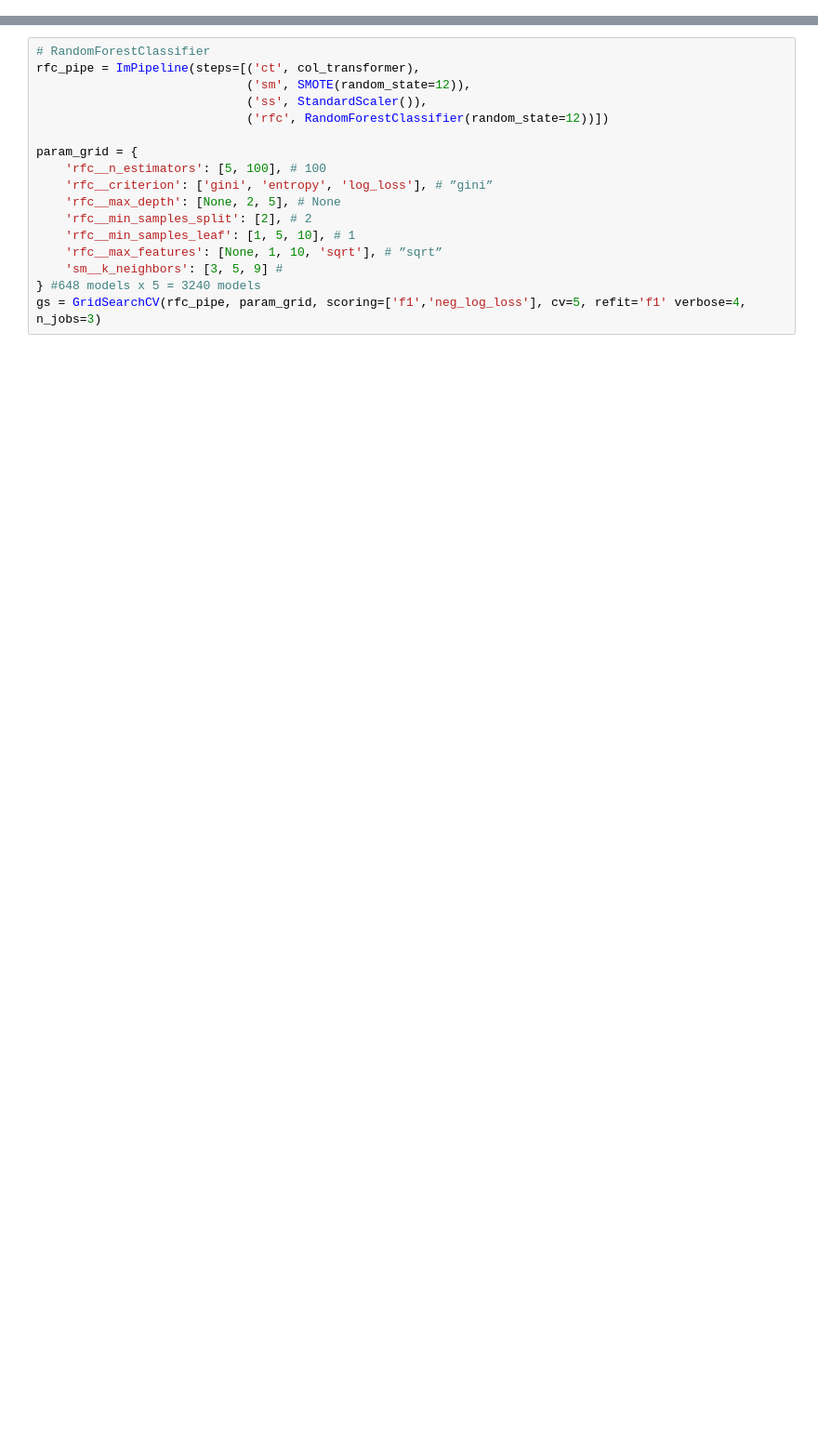
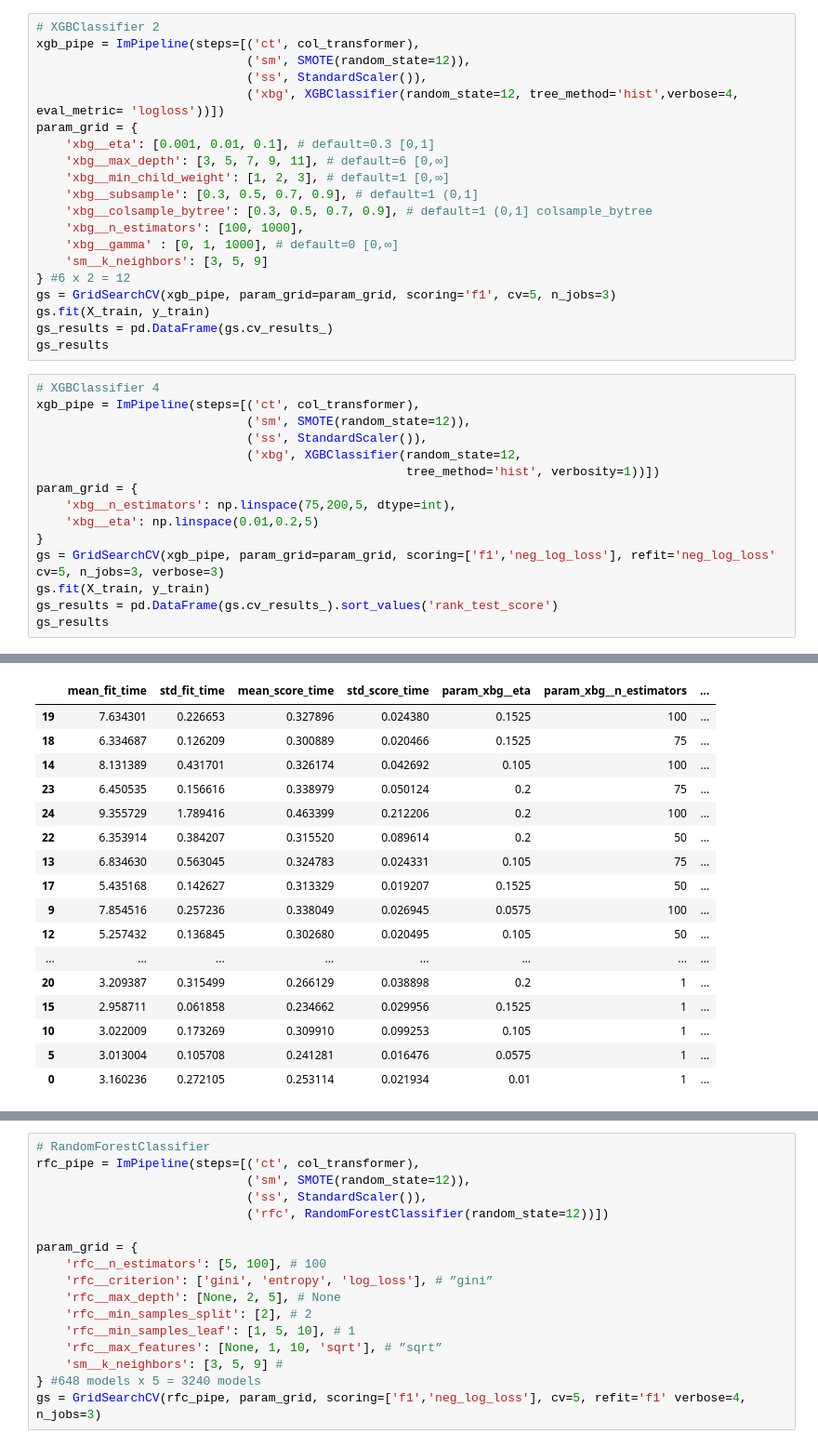
Before and after one commit to rlodetti/classification_project, a Jupyter notebook: 03 - Modeling & Evaluation.ipynb, the cells around one changed output, grey strips where cells are left out. Shown at 93% size. Cells and saved outputs as stored; diff of their text form; blank space fills up the shorter version.

```diff
--- a/03 - Modeling & Evaluation.ipynb
+++ b/03 - Modeling & Evaluation.ipynb
@@ -216,0 +297,36 @@ gs = GridSearchCV(xgb_pipe, param_grid, scoring=['f1','neg_log_loss'], cv=5, ref
+# %%
+# XGBClassifier 2
+xgb_pipe = ImPipeline(steps=[('ct', col_transformer),
+                             ('sm', SMOTE(random_state=12)),
+                             ('ss', StandardScaler()),
+                             ('xbg', XGBClassifier(random_state=12, tree_method='hist',verbose=4, eval_metric= 'logloss'))])
+param_grid = {
+    'xbg__eta': [0.001, 0.01, 0.1], # default=0.3 [0,1]
+    'xbg__max_depth': [3, 5, 7, 9, 11], # default=6 [0,∞]
+    'xbg__min_child_weight': [1, 2, 3], # default=1 [0,∞]
+    'xbg__subsample': [0.3, 0.5, 0.7, 0.9], # default=1 (0,1]
+    'xbg__colsample_bytree': [0.3, 0.5, 0.7, 0.9], # default=1 (0,1] colsample_bytree
+    'xbg__n_estimators': [100, 1000],
+    'xbg__gamma' : [0, 1, 1000], # default=0 [0,∞]
+    'sm__k_neighbors': [3, 5, 9]
+} #6 x 2 = 12
+gs = GridSearchCV(xgb_pipe, param_grid=param_grid, scoring='f1', cv=5, n_jobs=3)
+gs.fit(X_train, y_train)
+gs_results = pd.DataFrame(gs.cv_results_)
+gs_results
+# %%
+# XGBClassifier 4
+xgb_pipe = ImPipeline(steps=[('ct', col_transformer),
+                             ('sm', SMOTE(random_state=12)),
+                             ('ss', StandardScaler()),
+                             ('xbg', XGBClassifier(random_state=12,
+                                                   tree_method='hist', verbosity=1))])
+param_grid = {
+    'xbg__n_estimators': np.linspace(75,200,5, dtype=int),
+    'xbg__eta': np.linspace(0.01,0.2,5)
+}
+gs = GridSearchCV(xgb_pipe, param_grid=param_grid, scoring=['f1','neg_log_loss'], refit='neg_log_loss' cv=5, n_jobs=3, verbose=3)
+gs.fit(X_train, y_train)
+gs_results = pd.DataFrame(gs.cv_results_).sort_values('rank_test_score')
+gs_results
+# %% [output]
@@ -216,0 +350,17 @@ gs = GridSearchCV(xgb_pipe, param_grid, scoring=['f1','neg_log_loss'], cv=5, ref
+|  | mean_fit_time | std_fit_time | mean_score_time | std_score_time | param_xbg__eta | param_xbg__n_estimators | ... |
+| 19 | 7.634301 | 0.226653 | 0.327896 | 0.024380 | 0.1525 | 100 | ... |
+| 18 | 6.334687 | 0.126209 | 0.300889 | 0.020466 | 0.1525 | 75 | ... |
+| 14 | 8.131389 | 0.431701 | 0.326174 | 0.042692 | 0.105 | 100 | ... |
+| 23 | 6.450535 | 0.156616 | 0.338979 | 0.050124 | 0.2 | 75 | ... |
+| 24 | 9.355729 | 1.789416 | 0.463399 | 0.212206 | 0.2 | 100 | ... |
+| 22 | 6.353914 | 0.384207 | 0.315520 | 0.089614 | 0.2 | 50 | ... |
+| 13 | 6.834630 | 0.563045 | 0.324783 | 0.024331 | 0.105 | 75 | ... |
+| 17 | 5.435168 | 0.142627 | 0.313329 | 0.019207 | 0.1525 | 50 | ... |
+| 9 | 7.854516 | 0.257236 | 0.338049 | 0.026945 | 0.0575 | 100 | ... |
+| 12 | 5.257432 | 0.136845 | 0.302680 | 0.020495 | 0.105 | 50 | ... |
+| ... | ... | ... | ... | ... | ... | ... | ... |
+| 20 | 3.209387 | 0.315499 | 0.266129 | 0.038898 | 0.2 | 1 | ... |
+| 15 | 2.958711 | 0.061858 | 0.234662 | 0.029956 | 0.1525 | 1 | ... |
+| 10 | 3.022009 | 0.173269 | 0.309910 | 0.099253 | 0.105 | 1 | ... |
+| 5 | 3.013004 | 0.105708 | 0.241281 | 0.016476 | 0.0575 | 1 | ... |
+| 0 | 3.160236 | 0.272105 | 0.253114 | 0.021934 | 0.01 | 1 | ... |
```
Also changed, not shown: parts of 21 cells of this notebook, 8 other files.
